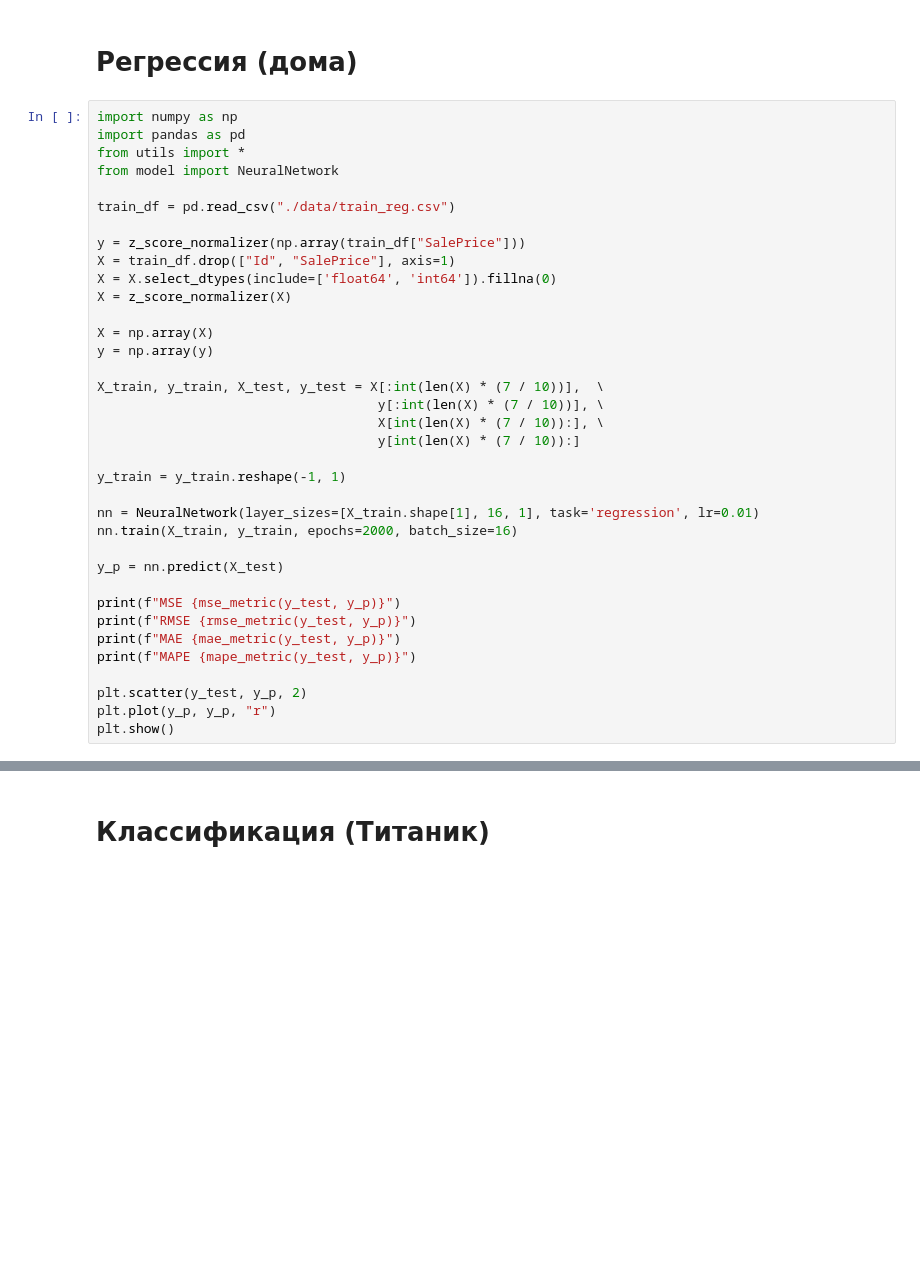
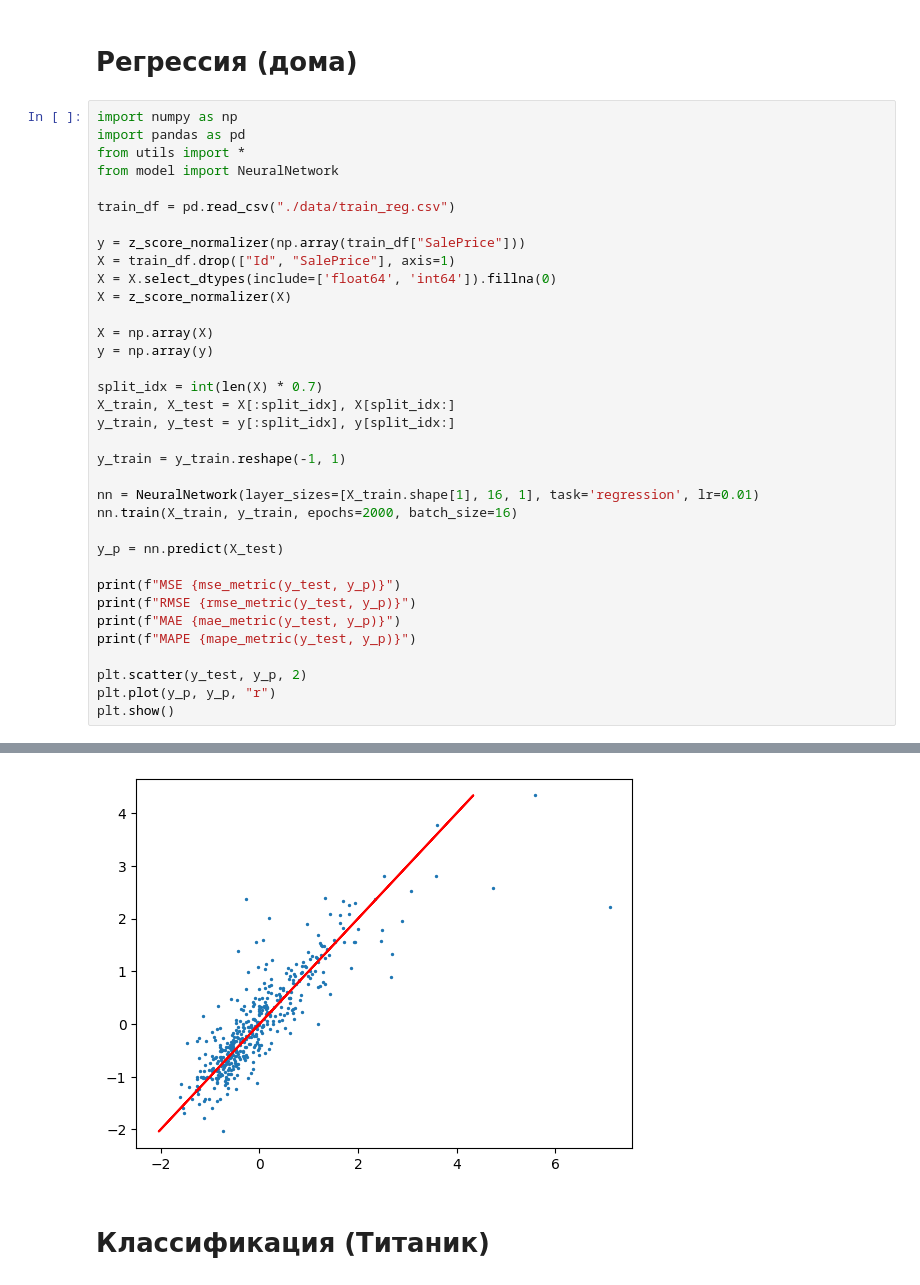
Before and after one commit to Romill-001/Neural-Networks-Practice, a Jupyter notebook: neural_network/main.ipynb, the cells around one changed output, grey strips where cells are left out. Saved outputs shown, nothing was run; the diff lists cells and outputs as text; blank space fills up the shorter version.

```diff
--- a/neural_network/main.ipynb
+++ b/neural_network/main.ipynb
@@ -54,10 +126,9 @@ X = z_score_normalizer(X)
 X = np.array(X)
 y = np.array(y)
 
-X_train, y_train, X_test, y_test = X[:int(len(X) * (7 / 10))],  \
-                                    y[:int(len(X) * (7 / 10))], \
-                                    X[int(len(X) * (7 / 10)):], \
-                                    y[int(len(X) * (7 / 10)):]
+split_idx = int(len(X) * 0.7)
+X_train, X_test = X[:split_idx], X[split_idx:]
+y_train, y_test = y[:split_idx], y[split_idx:]
 
 y_train = y_train.reshape(-1, 1)
 
@@ -74,3 +145,4 @@ print(f"MAPE {mape_metric(y_test, y_p)}")
 plt.scatter(y_test, y_p, 2)
 plt.plot(y_p, y_p, "r")
 plt.show()
+# %% [output]
@@ -77,3 +166,4 @@ plt.show()
+[figure, added]
 # %% [markdown]
 # Классификация (Титаник)
 # %%
```
Also changed, not shown: parts of 5 cells of this notebook, 1 other file.
